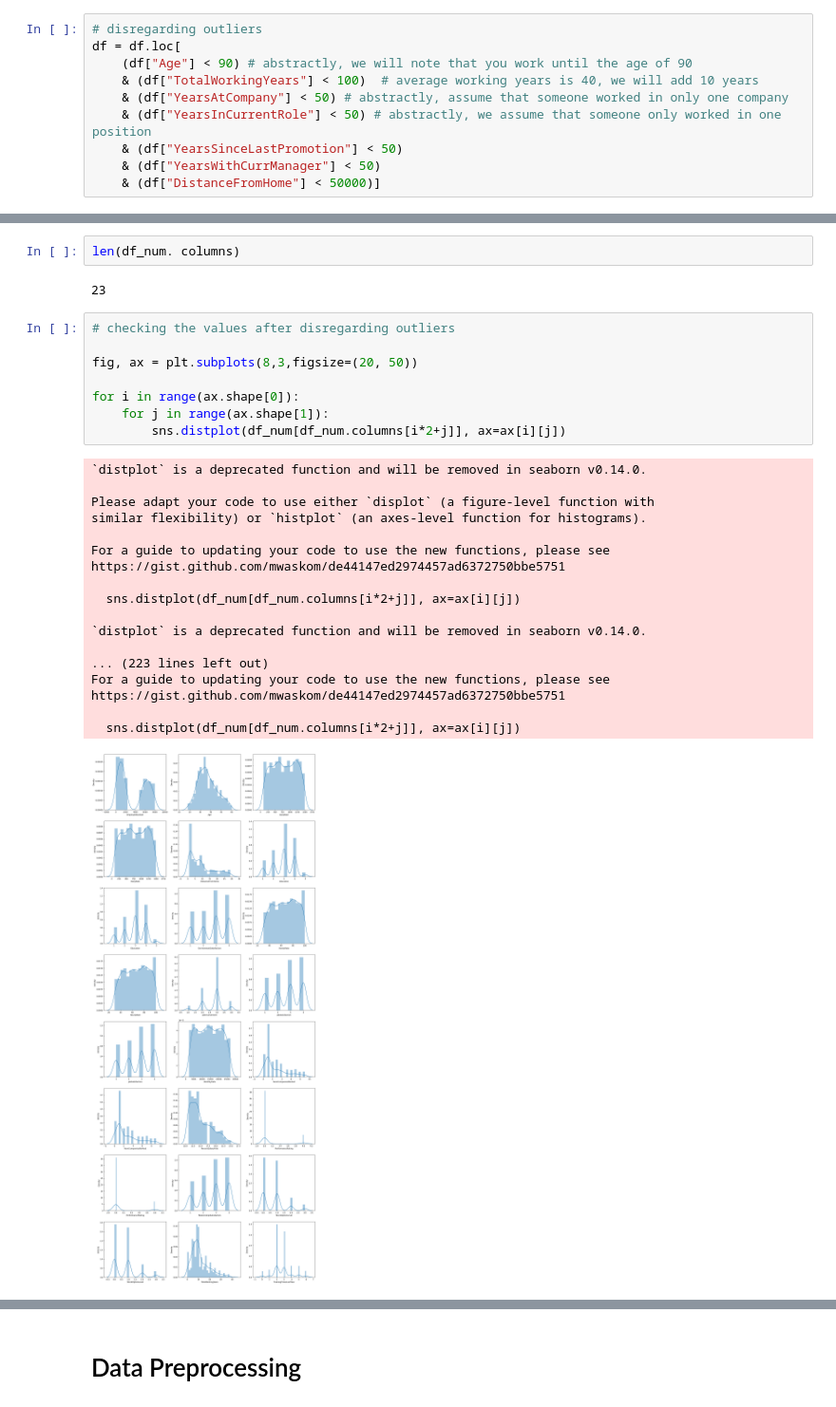
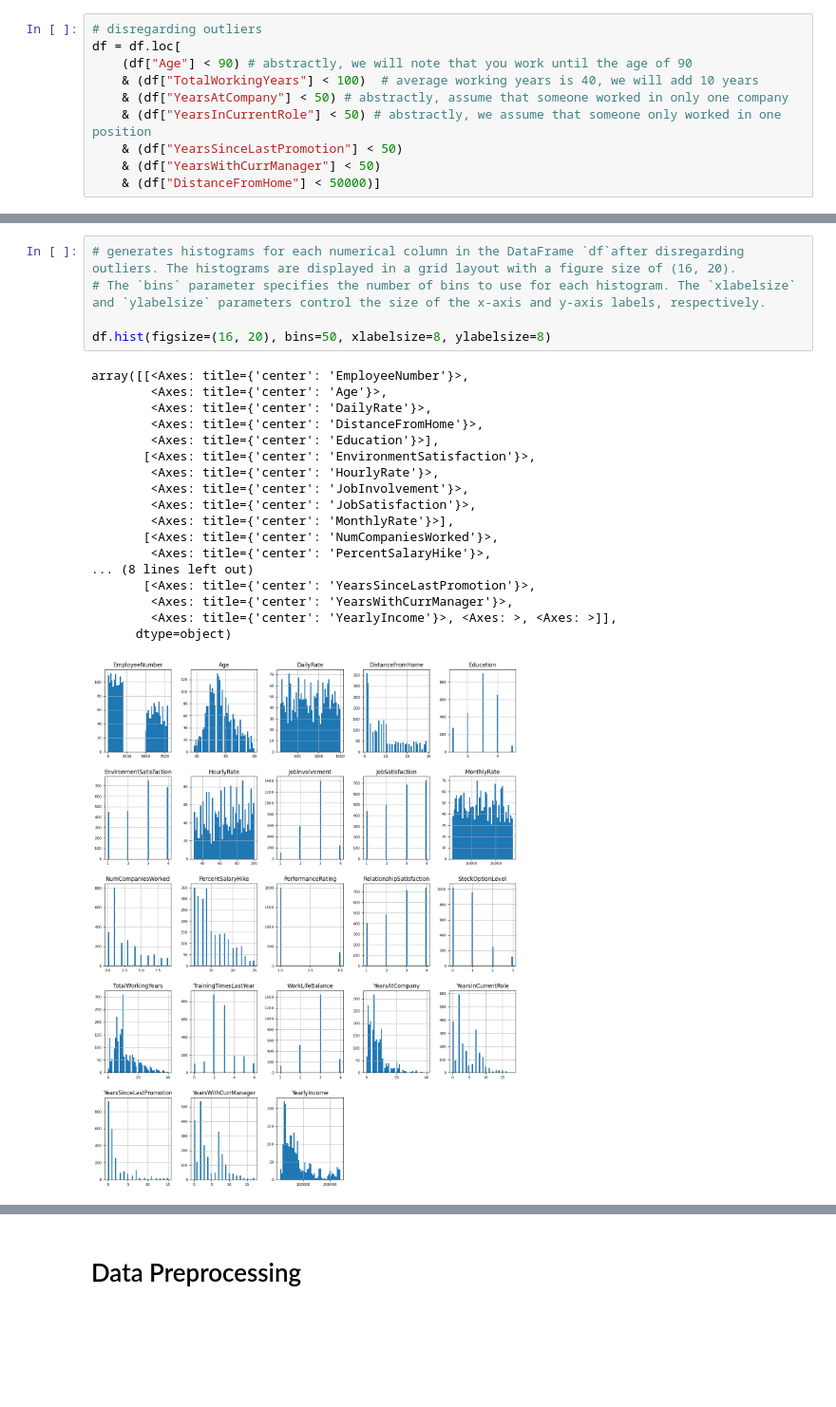
Before and after one commit to Natalia9922/Employee-_classification_project, a Jupyter notebook: Employee__classification_project.ipynb, the cells around one changed output, grey strips where cells are left out. Shown at 95% size. Cells and saved outputs as stored; diff of their text form; blank space fills up the shorter version.

```diff
--- a/Employee__classification_project.ipynb
+++ b/Employee__classification_project.ipynb
@@ -463,31 +431,24 @@ df_num = df[['EmployeeNumber',
-# %%
-len(df_num. columns)
-# %% [output]
-23
-# %%
-# checking the values after disregarding outliers
-
-fig, ax = plt.subplots(8,3,figsize=(20, 50))
-
-for i in range(ax.shape[0]):
-    for j in range(ax.shape[1]):
-        sns.distplot(df_num[df_num.columns[i*2+j]], ax=ax[i][j])
-# %% [output]
-`distplot` is a deprecated function and will be removed in seaborn v0.14.0.
-
-Please adapt your code to use either `displot` (a figure-level function with
-similar flexibility) or `histplot` (an axes-level function for histograms).
-
-For a guide to updating your code to use the new functions, please see
-https://gist.github.com/mwaskom/de44147ed2974457ad6372750bbe5751
-
-  sns.distplot(df_num[df_num.columns[i*2+j]], ax=ax[i][j])
-
-`distplot` is a deprecated function and will be removed in seaborn v0.14.0.
-
-... (223 lines left out)
-For a guide to updating your code to use the new functions, please see
-https://gist.github.com/mwaskom/de44147ed2974457ad6372750bbe5751
-
-  sns.distplot(df_num[df_num.columns[i*2+j]], ax=ax[i][j])
-[figure, removed]
+# %%
+# generates histograms for each numerical column in the DataFrame `df`after disregarding outliers. The histograms are displayed in a grid layout with a figure size of (16, 20).
+# The `bins` parameter specifies the number of bins to use for each histogram. The `xlabelsize` and `ylabelsize` parameters control the size of the x-axis and y-axis labels, respectively.
+
+df.hist(figsize=(16, 20), bins=50, xlabelsize=8, ylabelsize=8)
+# %% [output]
+array([[<Axes: title={'center': 'EmployeeNumber'}>,
+        <Axes: title={'center': 'Age'}>,
+        <Axes: title={'center': 'DailyRate'}>,
+        <Axes: title={'center': 'DistanceFromHome'}>,
+        <Axes: title={'center': 'Education'}>],
+       [<Axes: title={'center': 'EnvironmentSatisfaction'}>,
+        <Axes: title={'center': 'HourlyRate'}>,
+        <Axes: title={'center': 'JobInvolvement'}>,
+        <Axes: title={'center': 'JobSatisfaction'}>,
+        <Axes: title={'center': 'MonthlyRate'}>],
+       [<Axes: title={'center': 'NumCompaniesWorked'}>,
+        <Axes: title={'center': 'PercentSalaryHike'}>,
+... (8 lines left out)
+       [<Axes: title={'center': 'YearsSinceLastPromotion'}>,
+        <Axes: title={'center': 'YearsWithCurrManager'}>,
+        <Axes: title={'center': 'YearlyIncome'}>, <Axes: >, <Axes: >]],
+      dtype=object)
+[figure, added]
```
Also changed, not shown: parts of 86 cells of this notebook.
